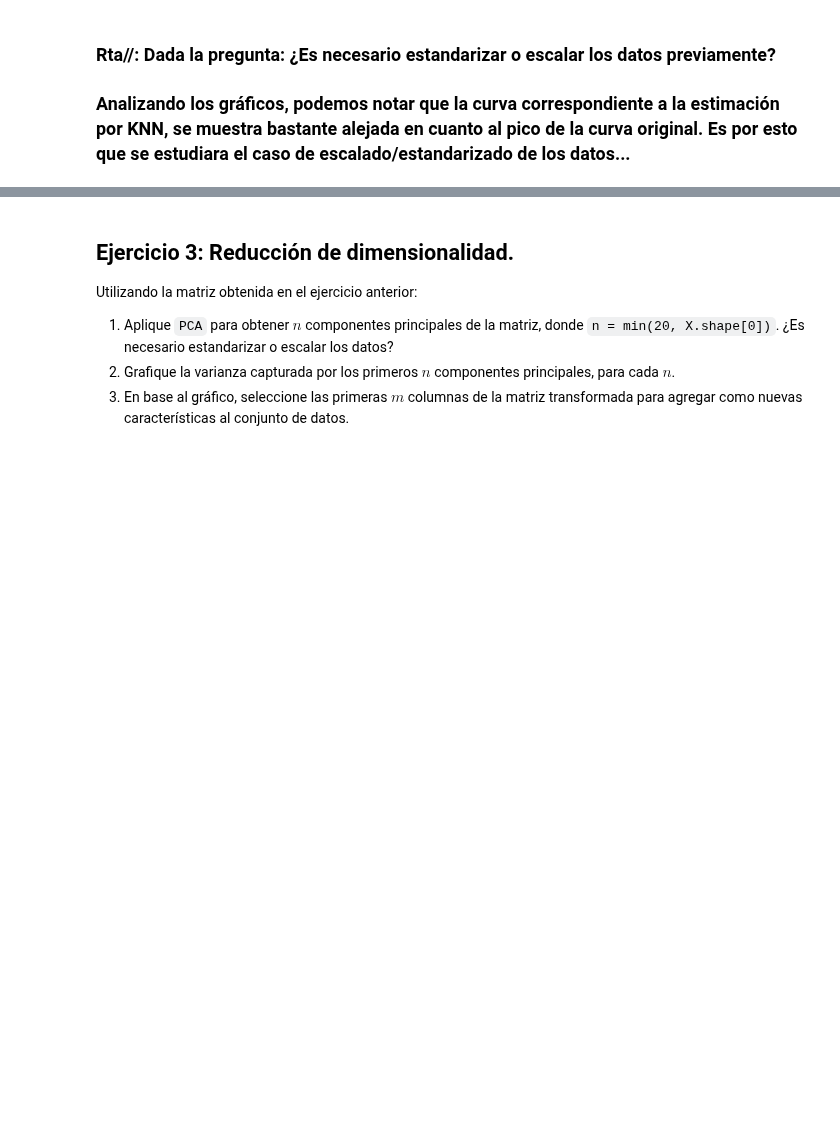
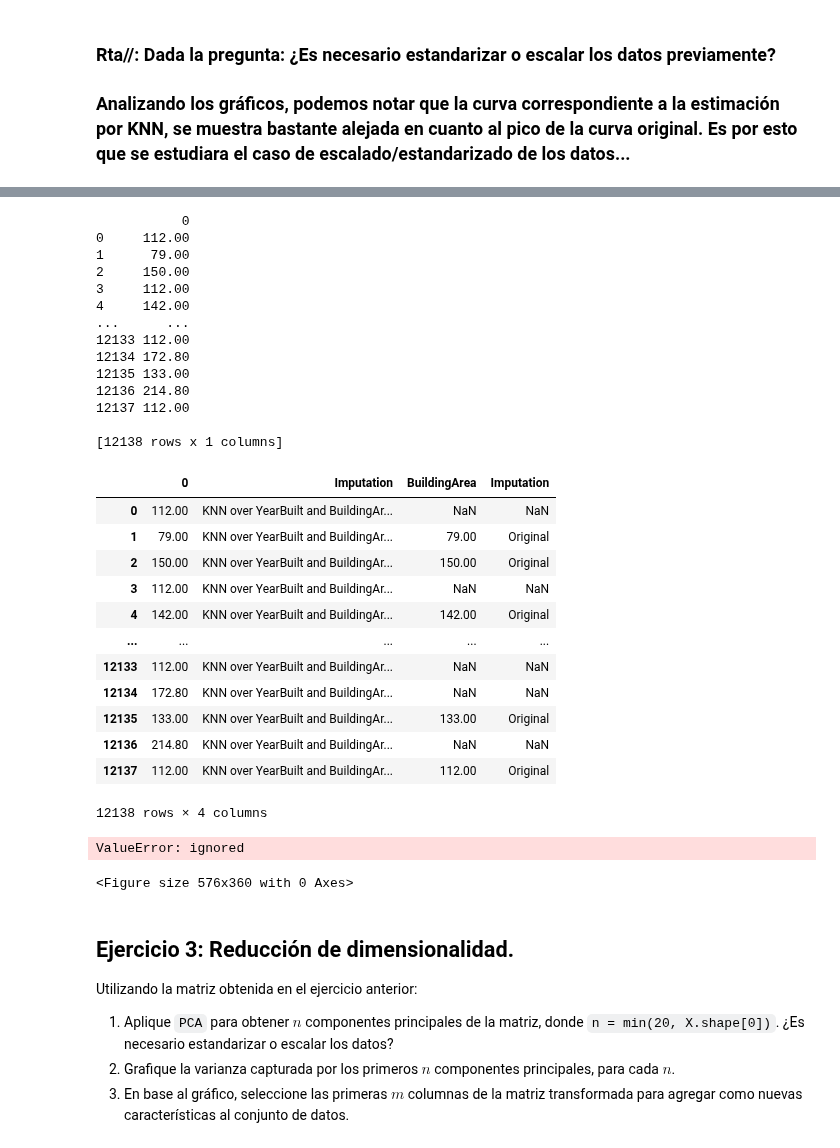
Before and after one commit to Grupo242022/EyCD, a Jupyter notebook: Entregable_Parte_2_2022_v1.ipynb, the cells around one changed output, grey strips where cells are left out. Drawn from its saved outputs; the diff is of its cells as text; code cells hidden in the pictures; blank space fills up the shorter version.

```diff
--- a/Entregable_Parte_2_2022_v1.ipynb
+++ b/Entregable_Parte_2_2022_v1.ipynb
@@ -228,0 +276,3 @@ Price_scaled_R = RobustScaler().fit_transform(Price)
+# %%
+mice_imputer_BuildA = IterativeImputer(random_state=0, estimator=KNeighborsRegressor(),n_nearest_features=5)
+scaled_mice_BuildA = mice_imputer_BuildA.fit_transform(robust_df)
@@ -229,3 +289,47 @@ Price_scaled_R = RobustScaler().fit_transform(Price)
+# %%
+mice_building_area2 = pd.DataFrame(scaler.inverse_transform(scaled_mice_BuildA)[:,0])
+print(mice_building_area2)
+# mice_building_area2['Imputation'] = 'KNN over YearBuilt and BuildingArea -scaler'
+# melb_building_area2 = melb_df.BuildingArea.dropna().to_frame()
+# melb_building_area2['Imputation'] = 'Original'
+# df_build2 = pd.concat([mice_building_area2, melb_building_area2], axis=1)
+# melb_building_area2
+# df_build2 = df_build2.reset_index()
+df_build2
+# %% [output]
+           0
+0     112.00
+1      79.00
+2     150.00
+3     112.00
+4     142.00
+...      ...
+12133 112.00
+12134 172.80
+12135 133.00
+12136 214.80
+12137 112.00
+
+[12138 rows x 1 columns]
+|  | 0 | Imputation | BuildingArea | Imputation |
+| 0 | 112.00 | KNN over YearBuilt and BuildingAr... | NaN | NaN |
+| 1 | 79.00 | KNN over YearBuilt and BuildingAr... | 79.00 | Original |
+| 2 | 150.00 | KNN over YearBuilt and BuildingAr... | 150.00 | Original |
+| 3 | 112.00 | KNN over YearBuilt and BuildingAr... | NaN | NaN |
+| 4 | 142.00 | KNN over YearBuilt and BuildingAr... | 142.00 | Original |
+| ... | ... | ... | ... | ... |
+| 12133 | 112.00 | KNN over YearBuilt and BuildingAr... | NaN | NaN |
+| 12134 | 172.80 | KNN over YearBuilt and BuildingAr... | NaN | NaN |
+| 12135 | 133.00 | KNN over YearBuilt and BuildingAr... | 133.00 | Original |
+| 12136 | 214.80 | KNN over YearBuilt and BuildingAr... | NaN | NaN |
+| 12137 | 112.00 | KNN over YearBuilt and BuildingAr... | 112.00 | Original |
+12138 rows × 4 columns
+# %%
+fig = plt.figure(figsize=(8, 5))
+g = sns.kdeplot(data=df_build2, x='BuildingArea', hue='Imputation')
+# %% [output]
+ValueError: ignored
+<Figure size 576x360 with 0 Axes>
 # %% [markdown]
 ## Ejercicio 3: Reducción de dimensionalidad.
 
```
Also changed, not shown: parts of 9 cells of this notebook.
